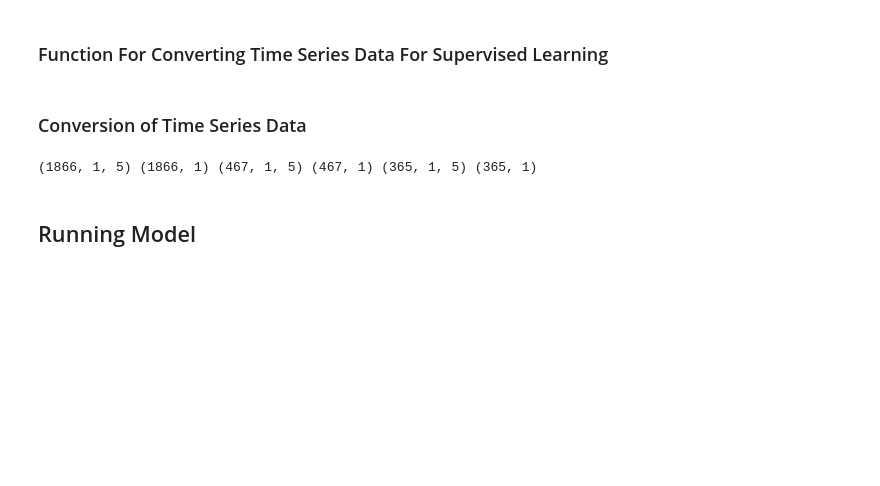
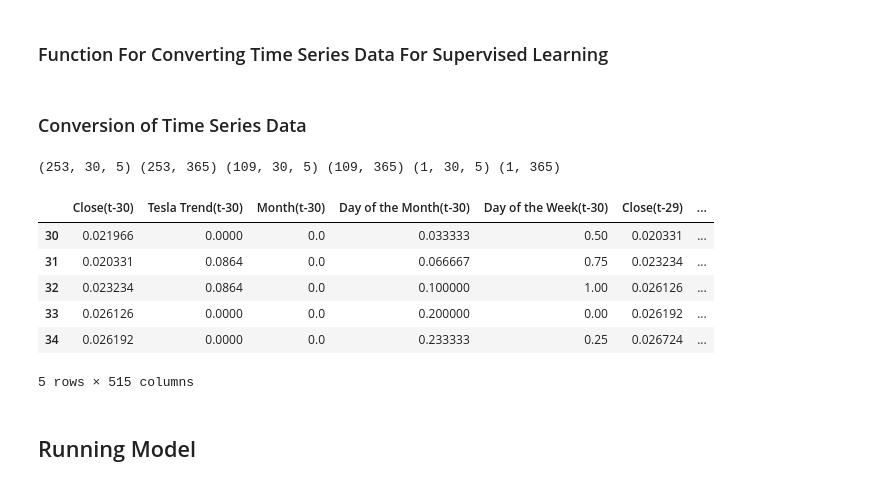
Before and after one commit to TLChilton/Senior_Capstone, a Jupyter notebook: Thomas/LSTMTestBed.ipynb, the cells around one changed output. Cells and saved outputs as stored; diff of their text form; code cells hidden in the pictures; blank space fills up the shorter version.

```diff
--- a/Thomas/LSTMTestBed.ipynb
+++ b/Thomas/LSTMTestBed.ipynb
@@ -77,35 +97,44 @@ values = values.astype('float32')
 scaler = MinMaxScaler(feature_range=(0,1))
 scaled = scaler.fit_transform(values)
 # %%
-n_in = 1                # look back
-n_out = 1               # look forward
-n_predict = 365         # n_predict = number of data points you want to predict / n_out
-percent_train = 0.80    # percent as decimal
+n_in = 30               # look back
+n_out = 365             # look forward
+n_predict = 1           # n_predict = number of data points you want to predict / n_out
+percent_train = 0.70    # percent as decimal
 
 # frame as supervised learning
 reframed = series_to_supervised(scaled, df.columns, n_in, n_out)
-
 # Drop Columns of Variables We Aren't Predicting
 for i in range(1, n_out):
+#    reframed.drop(reframed.loc[:, ('Open(t+%i)' %(i)):('Low(t+%i)' %(i))], axis=1, inplace=True)
     reframed.drop(reframed.loc[:, ('Tesla Trend(t+%i)' %(i)):('Day of the Week(t+%i)' %(i))], axis=1, inplace=True)
+#reframed.drop(reframed.loc[:, 'Open(t)':'Low(t)'], axis=1, inplace=True)
 reframed.drop(reframed.loc[:, 'Tesla Trend(t)':'Day of the Week(t)'], axis=1, inplace=True)
 
 y_vals = reframed.iloc[:,n_out*-1:].values
 x_vals = reframed.iloc[:,:n_out*-1].values
 # split into train, test, and prediction sets
 n_train = floor((len(x_vals)-n_predict) * percent_train)
 # split into input and outputs
 train_X, train_y = x_vals[:n_train, :], y_vals[:n_train, :]
 test_X, test_y = x_vals[n_train:len(x_vals)-n_predict, :], y_vals[n_train:len(y_vals)-n_predict, :]
 predict_X, predict_y = x_vals[len(x_vals)-n_predict:, :], y_vals[len(y_vals)-n_predict:, :]
 # reshape input to be 3D [samples, timesteps, features]
 train_X = train_X.reshape((n_train, n_in, len(df.columns)))
 test_X = test_X.reshape((test_X.shape[0], n_in, len(df.columns)))
 predict_X = predict_X.reshape((n_predict, n_in, len(df.columns)))
 
 print(train_X.shape, train_y.shape, test_X.shape, test_y.shape, predict_X.shape, predict_y.shape)
+reframed.head()
 # %% [output]
-(1866, 1, 5) (1866, 1) (467, 1, 5) (467, 1) (365, 1, 5) (365, 1)
+(253, 30, 5) (253, 365) (109, 30, 5) (109, 365) (1, 30, 5) (1, 365)
+|  | Close(t-30) | Tesla Trend(t-30) | Month(t-30) | Day of the Month(t-30) | Day of the Week(t-30) | Close(t-29) | ... |
+| 30 | 0.021966 | 0.0000 | 0.0 | 0.033333 | 0.50 | 0.020331 | ... |
+| 31 | 0.020331 | 0.0864 | 0.0 | 0.066667 | 0.75 | 0.023234 | ... |
+| 32 | 0.023234 | 0.0864 | 0.0 | 0.100000 | 1.00 | 0.026126 | ... |
+| 33 | 0.026126 | 0.0000 | 0.0 | 0.200000 | 0.00 | 0.026192 | ... |
+| 34 | 0.026192 | 0.0000 | 0.0 | 0.233333 | 0.25 | 0.026724 | ... |
+5 rows × 515 columns
 # %% [markdown]
 ## Running Model
 # %% [markdown]
```
Also changed, not shown: parts of 5 cells of this notebook, 1 other file.
